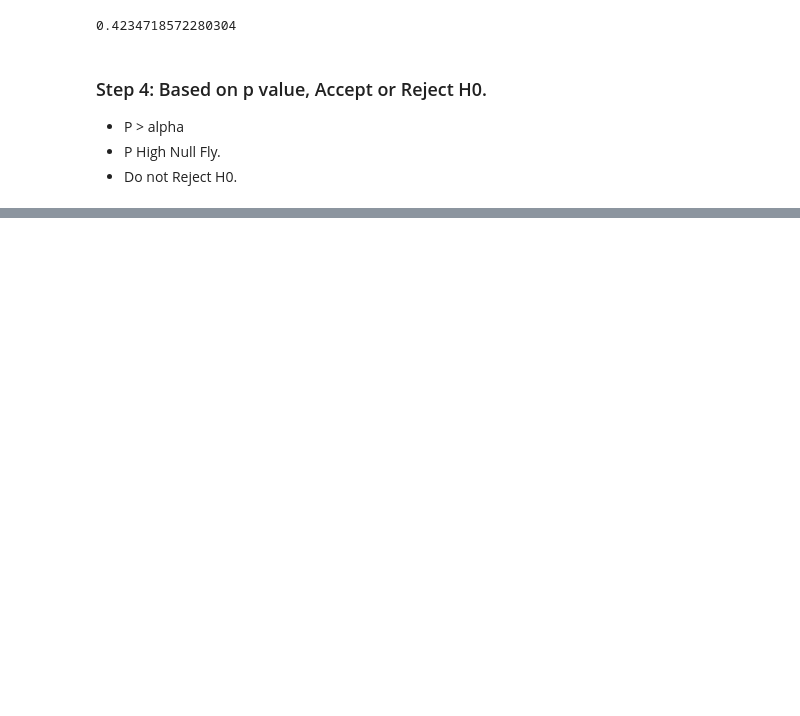
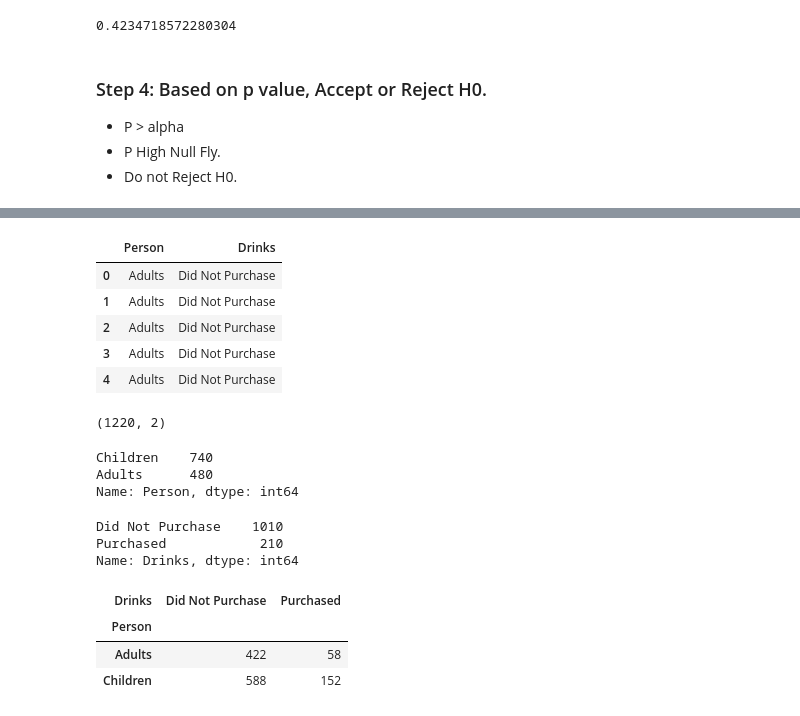
Before and after one commit to jeevan-puli/101-Days-of-Learning-Data-Science, a Jupyter notebook: Inferential_Statistics/Statistical_Test_Notes.ipynb, the cells around one changed output, grey strips where cells are left out. Cells and saved outputs as stored; diff of their text form; code cells hidden in the pictures; blank space fills up the shorter version.

```diff
--- a/Inferential_Statistics/Statistical_Test_Notes.ipynb
+++ b/Inferential_Statistics/Statistical_Test_Notes.ipynb
@@ -348,0 +363,35 @@ stats.binom_test(484, 2000, 0.25)
+# %%
+john_talk = pd.read_excel("JohnyTalkers.xlsx")
+
+john_talk.head()
+# %% [output]
+|  | Person | Drinks |
+| 0 | Adults | Did Not Purchase |
+| 1 | Adults | Did Not Purchase |
+| 2 | Adults | Did Not Purchase |
+| 3 | Adults | Did Not Purchase |
+| 4 | Adults | Did Not Purchase |
+# %%
+john_talk.shape
+# %% [output]
+(1220, 2)
+# %%
+john_talk["Person"].value_counts()
+# %% [output]
+Children    740
+Adults      480
+Name: Person, dtype: int64
+# %%
+john_talk["Drinks"].value_counts()
+# %% [output]
+Did Not Purchase    1010
+Purchased            210
+Name: Drinks, dtype: int64
+# %%
+#Crosstable
+pd.crosstab(john_talk["Person"],john_talk["Drinks"])
+# %% [output]
+| Drinks | Did Not Purchase | Purchased |
+| Person |  |  |
+| Adults | 422 | 58 |
+| Children | 588 | 152 |
```
Also changed, not shown: parts of 13 cells of this notebook.
